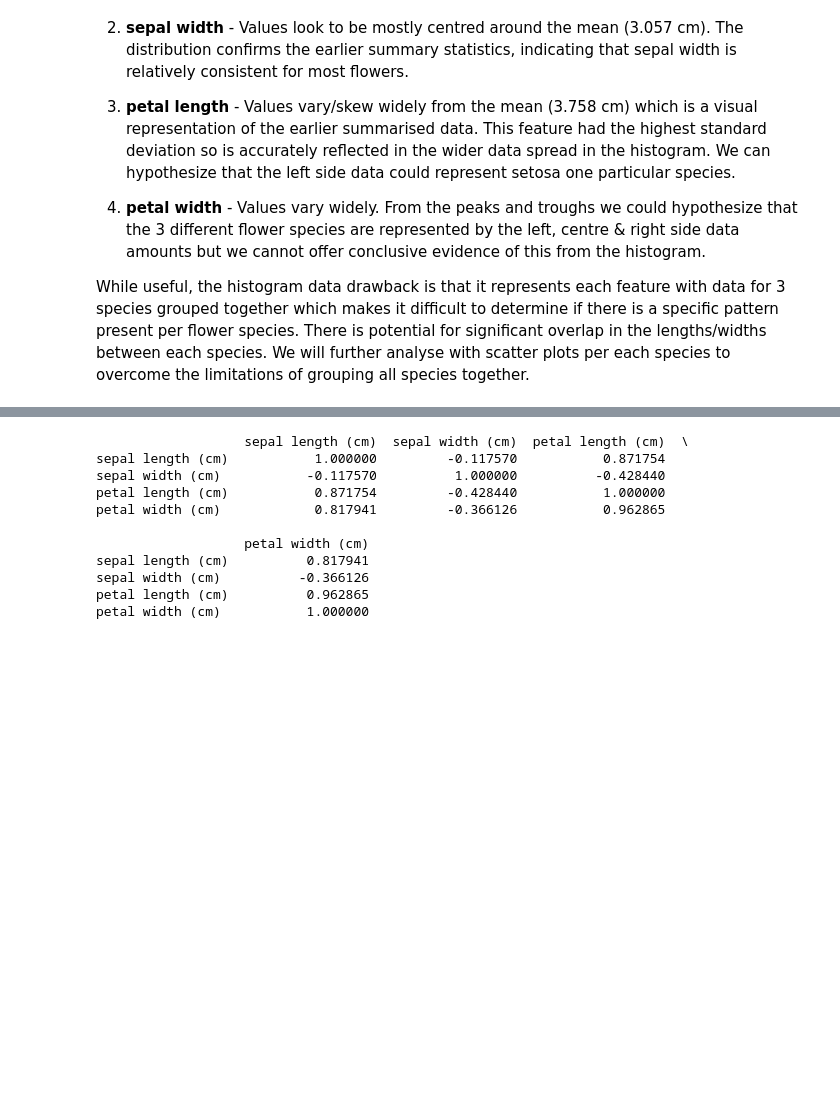
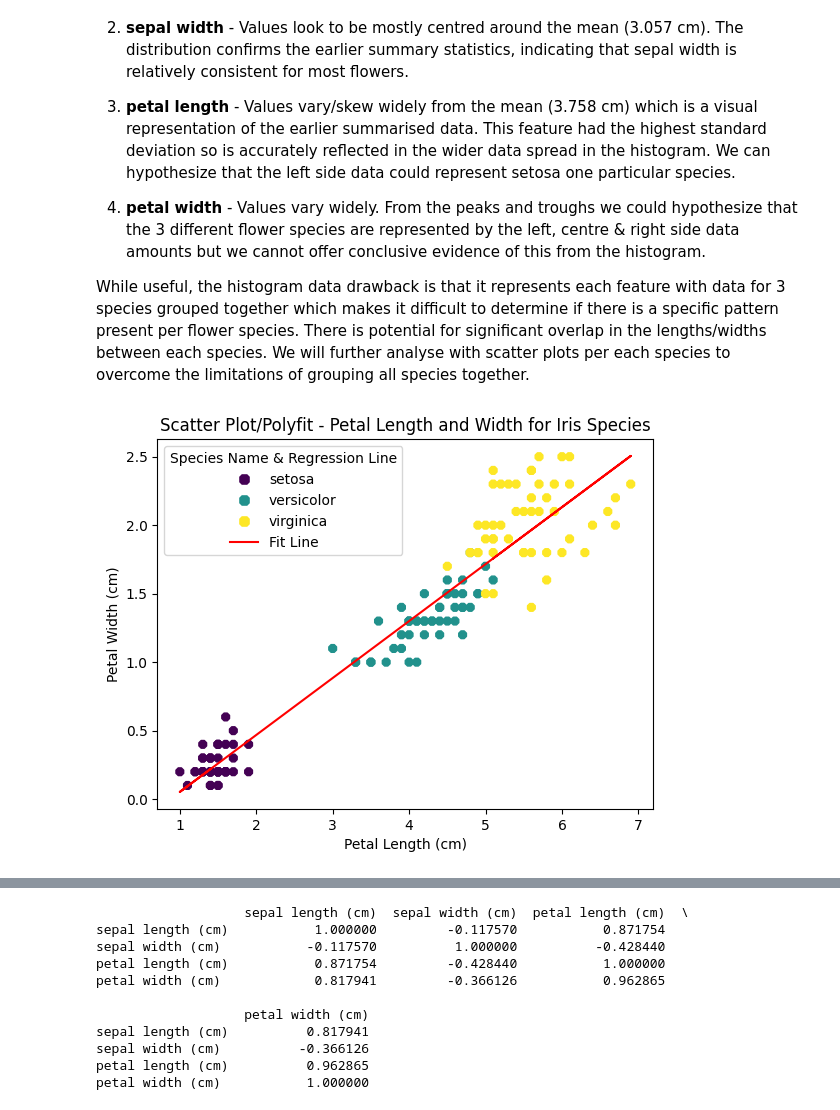
Before and after one commit to Mr-Scarf/pands-project, a Jupyter notebook: analysis.ipynb, the cells around one changed output, grey strips where cells are left out. Cells and saved outputs as stored; diff of their text form; code cells hidden in the pictures; blank space fills up the shorter version.

```diff
--- a/analysis.ipynb
+++ b/analysis.ipynb
@@ -168,0 +191,16 @@ See table created for differences between raw Scikit-Learn datasets and processe
+# %%
+# Add new column 'species' which lables the species numerically
+# Allows us to analyse the data per species. If this was not added the three flower species would be grouped.
+
+df['species'] = data.target
+
+# Adds new colum 'species_name' with the species names('setosa', 'versicolor', 'virginica).
+# Lamda function matches each value of x to the name from the  data.target_names - see Reference 'chatgpt'
+
+df['species_name'] = df['species'].map(lambda x: data.target_names[x])
+
+print(df)
+
+# Reference:
+# chatgpt -  Reference From chat gpt -Query: iris species name is not included in my data frame after downloading from scikit-learn, how would I make sure it is included?
+#- https://chatgpt.com/share/67ea755a-0d30-800b-ba46-c380efaf35a8
@@ -256,3 +312,57 @@ The histograms are displayed representing the 4 main original features.**sepal l
 
 While useful, the histogram data drawback is that it represents each feature with data for 3 species grouped together which makes it difficult to determine if there is a specific pattern present per flower species. There is potential for significant overlap in the lengths/widths between each species.
 We will further analyse with scatter plots per each species to overcome the limitations of grouping all species together.
+# %%
+## Task 6: Analyse Relationship - Code Cell
+
+# Create a figure and an axis
+fig , ax = plt.subplots()
+
+# Scatter plot
+#sc_plot = ax.scatter(x,y,marker ='8', c=df['species']) # 'Species' used as numerical input required
+sc_plot = ax.scatter(x,y,marker ='8', c=df['species'].astype('category').cat.codes, cmap='viridis') # 'Species' used as numerical input required & # Mapping species to numerical values
+
+# Labels
+ax.set_xlabel('Petal Length (cm)')
+ax.set_ylabel('Petal Width (cm)')
+
+# Add title
+plt.title('Scatter Plot/Polyfit - Petal Length and Width for Iris Species')
+
+# Reference from chatgpt for adding legend
+#I need to add a legend per species to this code- what is  the best way to do this?
+#https://chatgpt.com/share/680e41e5-a4f4-800b-9004-faa642337b82
+
+
+# Now use the 'species_name' column for legend labels
+species_labels = df['species_name'].unique()
+codes = df['species'].astype('category').cat.codes.unique()
+
+# Match species names to their correct colors
+colors = sc_plot.cmap(sc_plot.norm(codes))
+
+handles = []
+for species, color in zip(species_labels, colors):
+    handle = plt.Line2D(
+        [], [], marker='8', color='w', markerfacecolor=color,
+        label=species, markersize=10
+    )
+    handles.append(handle)
+
+
+# Use polyfit to fit a line to the data
+m, c = np.polyfit(x,y,1)
+
+# Plot a line using polyfit & assign to variable                            # line_handle, - , is required so full list from ax.plot is not returned
+line_handle, = ax.plot(x ,m * x + c, color='red',label='Fit Line')
+
+# Add regression line to handles list
+handles.append(line_handle)
+
+# Add the legend
+ax.legend(handles=handles, title="Species Name & Regression Line")
+
+# Show plot
+plt.show()
+# %% [output]
+[figure, added]
```
Also changed, not shown: parts of 14 cells of this notebook.
